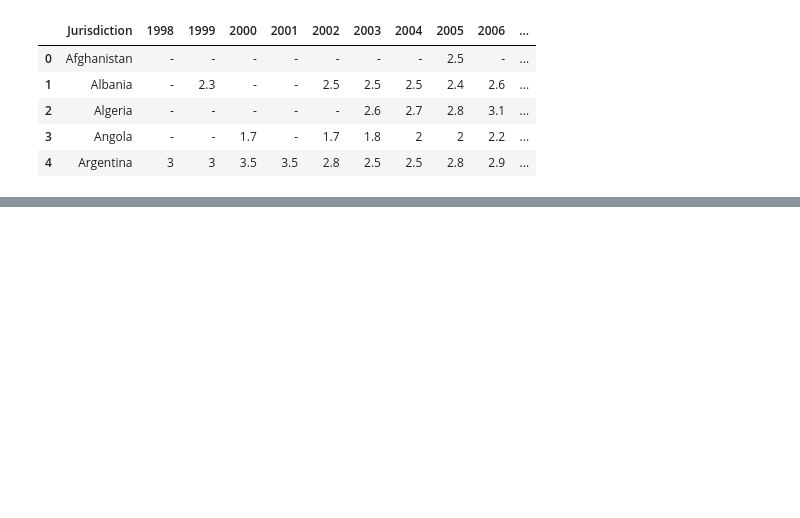
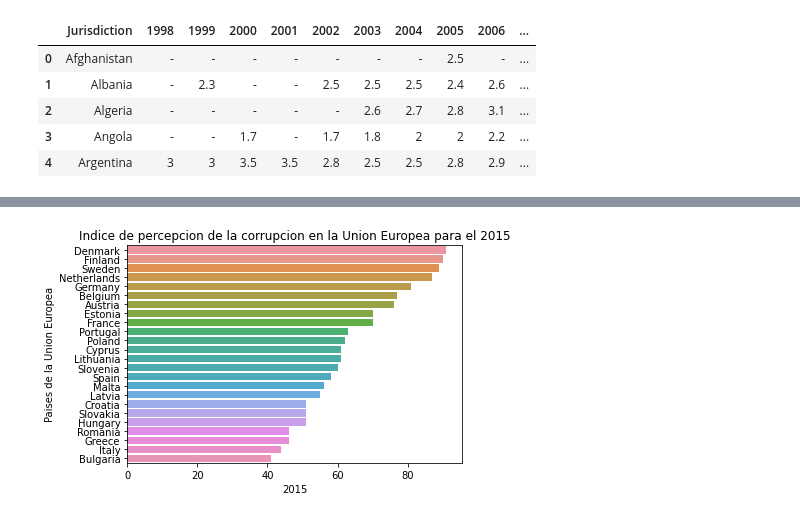
Before and after one commit to fduartej/data_visualization_python, a Jupyter notebook: notebook/CorrupcionPercepcionIndex.ipynb, the cells around one changed output, grey strips where cells are left out. Cells and saved outputs as stored; diff of their text form; code cells hidden in the pictures; blank space fills up the shorter version.

```diff
--- a/notebook/CorrupcionPercepcionIndex.ipynb
+++ b/notebook/CorrupcionPercepcionIndex.ipynb
@@ -98,0 +205,15 @@ This will raise an exception in 3.3.
+# %%
+sns.barplot(
+    x="2015",
+    y="Jurisdiction",
+    data=cpiEuropa,
+    order=cpiEuropa.sort_values('2015',ascending = False).Jurisdiction)
+
+## TODO: Agregar los colores
+
+plt.ylabel("Paises de la Union Europea")
+plt.title("Indice de percepcion de la corrupcion en la Union Europea para el 2015")
+
+plt.show()
+# %% [output]
+[figure, added]
```
Also changed, not shown: parts of 16 cells of this notebook.
